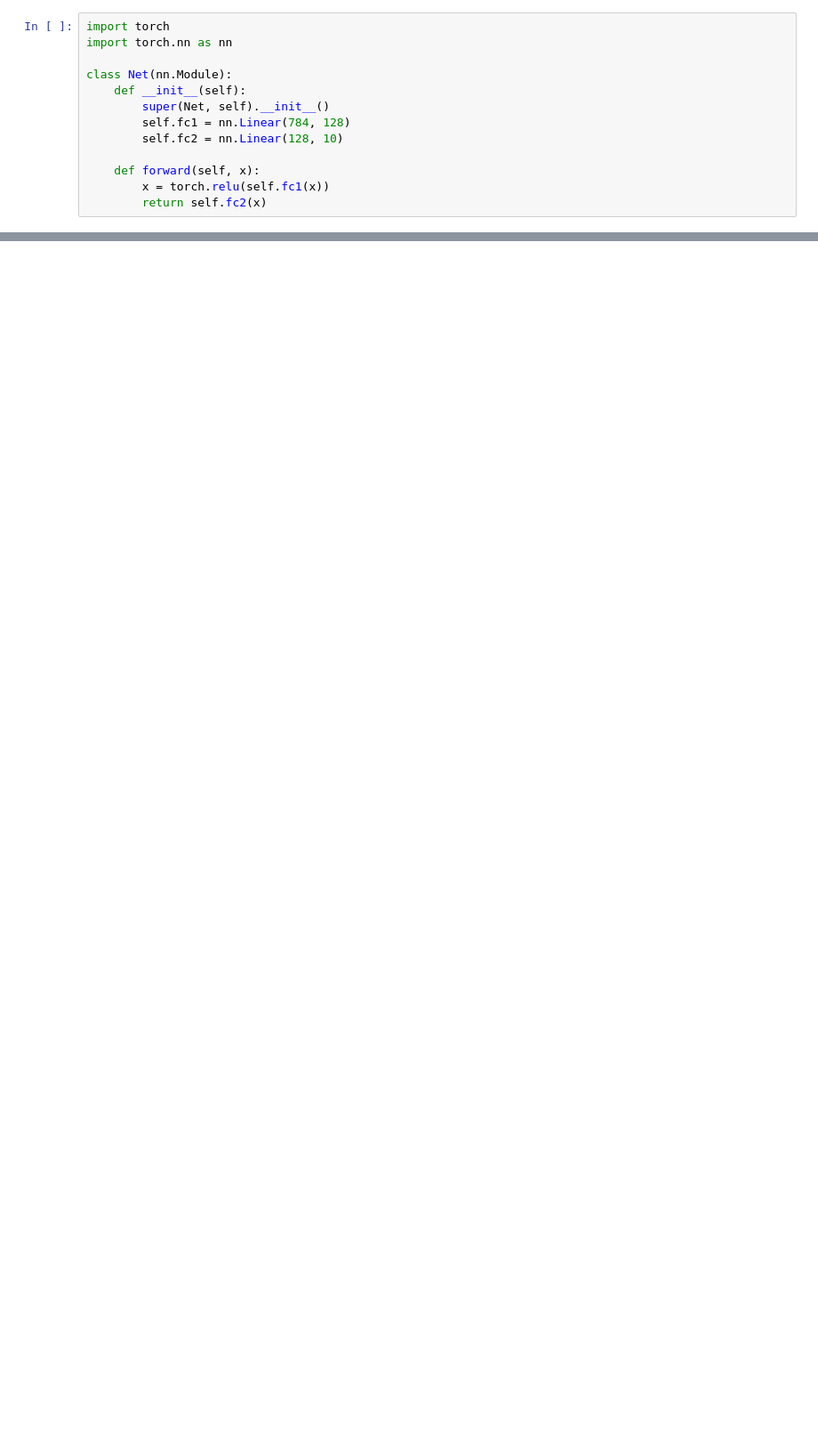
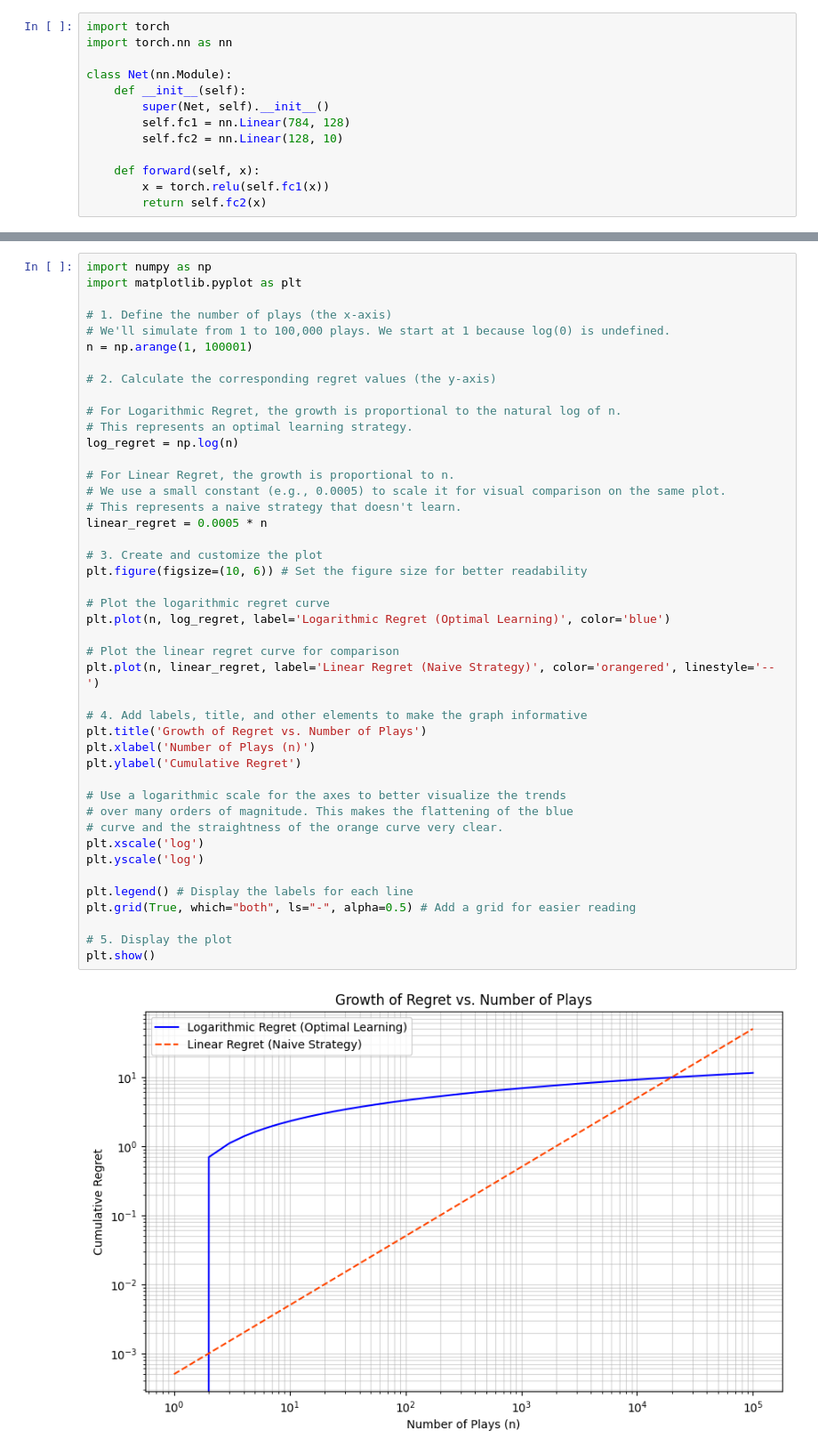
Before and after one commit to singhxmanish/Artificial-Intelligence, a Jupyter notebook: Deep Learning/basic_python_ml.ipynb, the cells around one changed output, grey strips where cells are left out. Shown at 89% size. Saved outputs shown, nothing was run; the diff lists cells and outputs as text; blank space fills up the shorter version.

```diff
--- a/Deep Learning/basic_python_ml.ipynb
+++ b/Deep Learning/basic_python_ml.ipynb
@@ -186,0 +198,46 @@ class Net(nn.Module):
+# %%
+import numpy as np
+import matplotlib.pyplot as plt
+
+# 1. Define the number of plays (the x-axis)
+# We'll simulate from 1 to 100,000 plays. We start at 1 because log(0) is undefined.
+n = np.arange(1, 100001)
+
+# 2. Calculate the corresponding regret values (the y-axis)
+
+# For Logarithmic Regret, the growth is proportional to the natural log of n.
+# This represents an optimal learning strategy.
+log_regret = np.log(n)
+
+# For Linear Regret, the growth is proportional to n.
+# We use a small constant (e.g., 0.0005) to scale it for visual comparison on the same plot.
+# This represents a naive strategy that doesn't learn.
+linear_regret = 0.0005 * n
+
+# 3. Create and customize the plot
+plt.figure(figsize=(10, 6)) # Set the figure size for better readability
+
+# Plot the logarithmic regret curve
+plt.plot(n, log_regret, label='Logarithmic Regret (Optimal Learning)', color='blue')
+
+# Plot the linear regret curve for comparison
+plt.plot(n, linear_regret, label='Linear Regret (Naive Strategy)', color='orangered', linestyle='--')
+
+# 4. Add labels, title, and other elements to make the graph informative
+plt.title('Growth of Regret vs. Number of Plays')
+plt.xlabel('Number of Plays (n)')
+plt.ylabel('Cumulative Regret')
+
+# Use a logarithmic scale for the axes to better visualize the trends
+# over many orders of magnitude. This makes the flattening of the blue
+# curve and the straightness of the orange curve very clear.
+plt.xscale('log')
+plt.yscale('log')
+
+plt.legend() # Display the labels for each line
+plt.grid(True, which="both", ls="-", alpha=0.5) # Add a grid for easier reading
+
+# 5. Display the plot
+plt.show()
+# %% [output]
+[figure, added]
```
Also changed, not shown: parts of 2 cells of this notebook, 1 other file.
